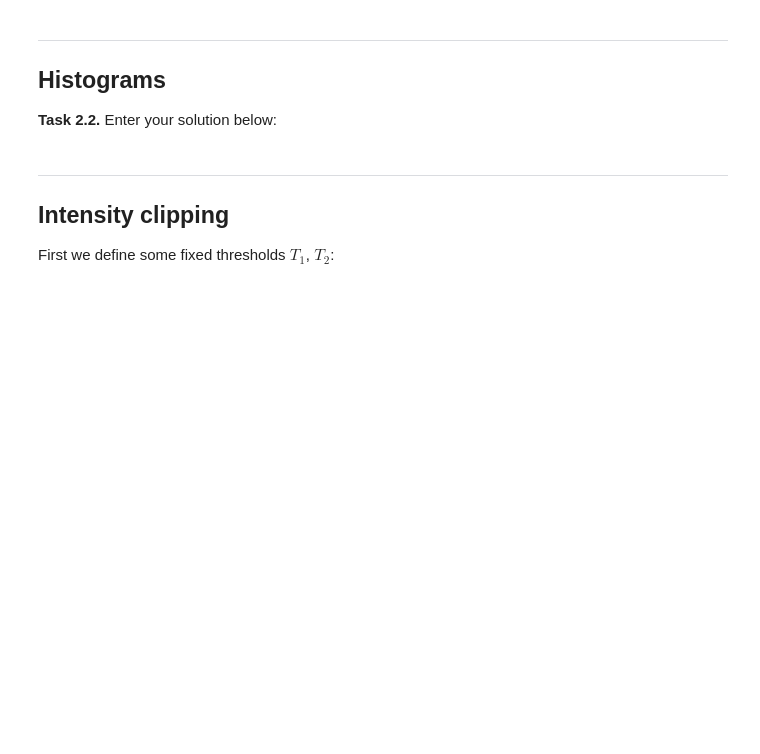
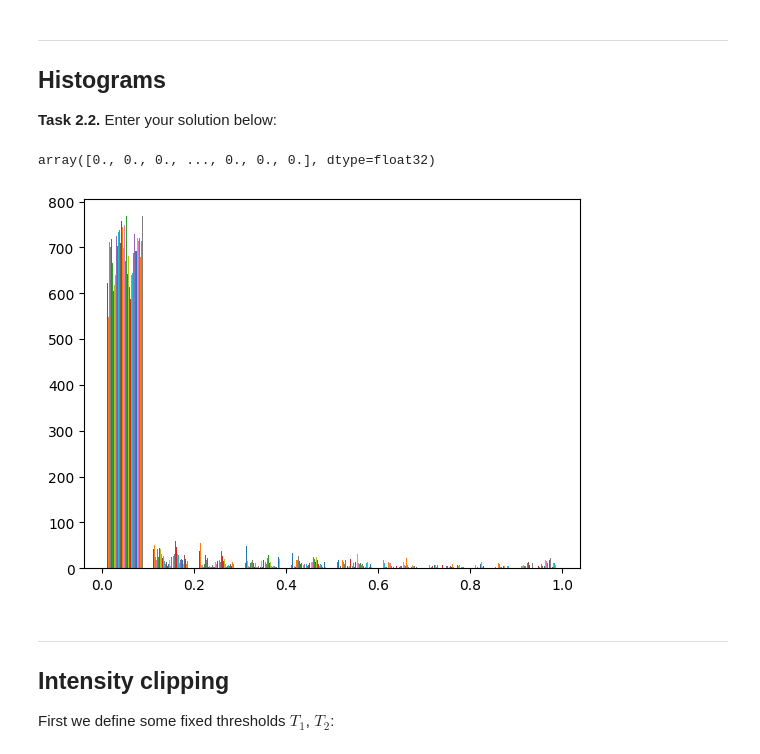
Before and after one commit to Pascalfuchs-meh/mobi-fs3-python, a Jupyter notebook: task2.ipynb, the cells around one changed output. Drawn from its saved outputs; the diff is of its cells as text; code cells hidden in the pictures; blank space fills up the shorter version.

```diff
--- a/task2.ipynb
+++ b/task2.ipynb
@@ -17,6 +23,12 @@ img = plt.imread('data/cells.png')
 ## Histograms
 
 **<a id="#">Task 2.2.</a>** Enter your solution below:
+# %%
+plt.hist(img)
+img.flatten()
+# %% [output]
+array([0., 0., 0., ..., 0., 0., 0.], dtype=float32)
+[figure, added]
 # %% [markdown]
 ---
 
```
Also changed, not shown: parts of 3 cells of this notebook, 1 other file.
